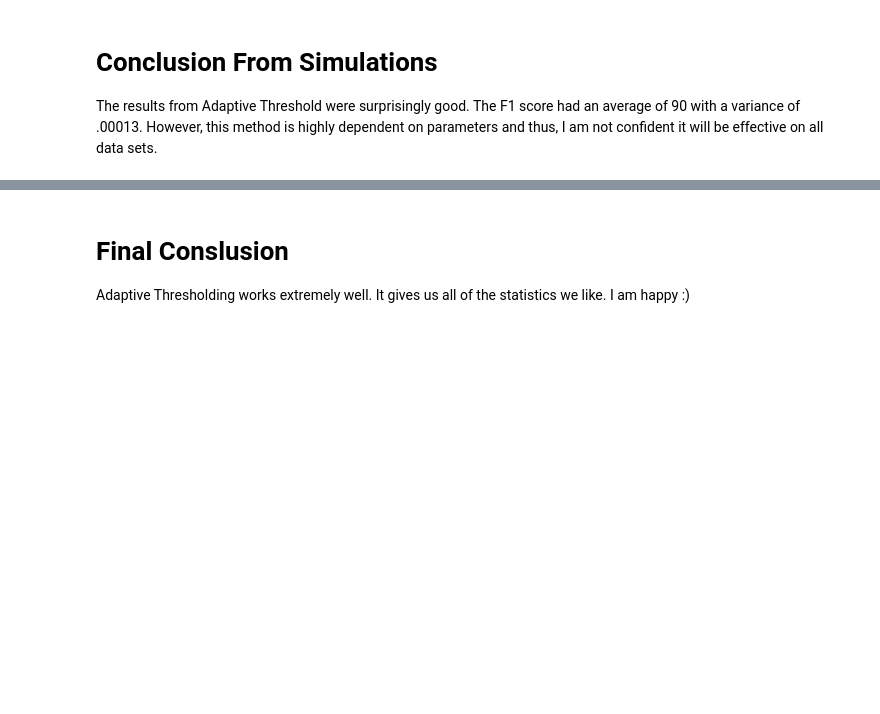
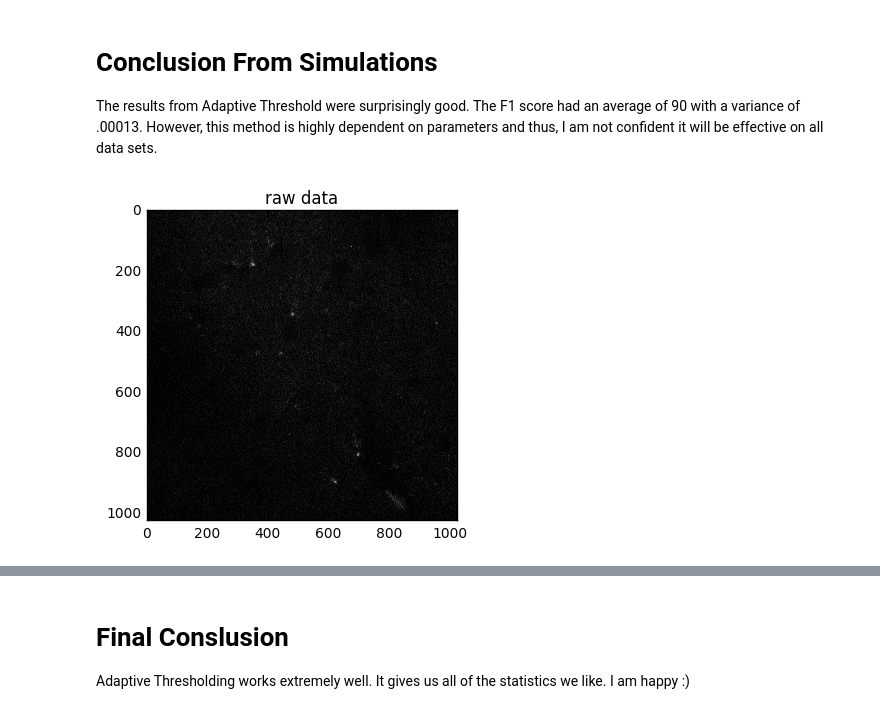
Before and after one commit to NeuroDataDesign/pan-synapse, a Jupyter notebook: background/AdaptiveThresholding_Algorithms.md.ipynb, the cells around one changed output, grey strips where cells are left out. Saved outputs shown, nothing was run; the diff lists cells and outputs as text; code cells hidden in the pictures; blank space fills up the shorter version.

```diff
--- a/background/AdaptiveThresholding_Algorithms.md.ipynb
+++ b/background/AdaptiveThresholding_Algorithms.md.ipynb
@@ -355 +345,7 @@ data0 = tIO.unzipChannels(tIO.loadTiff('../data/SEP-GluA1-KI_tp1.tif'))[0][5:10]
+# %%
+plt.imshow(data0Sub[10], cmap='gray')
+plt.title('raw data')
+plt.show()
+# %% [output]
+[figure, added]
 # %%
```
Also changed, not shown: parts of 13 cells of this notebook.
